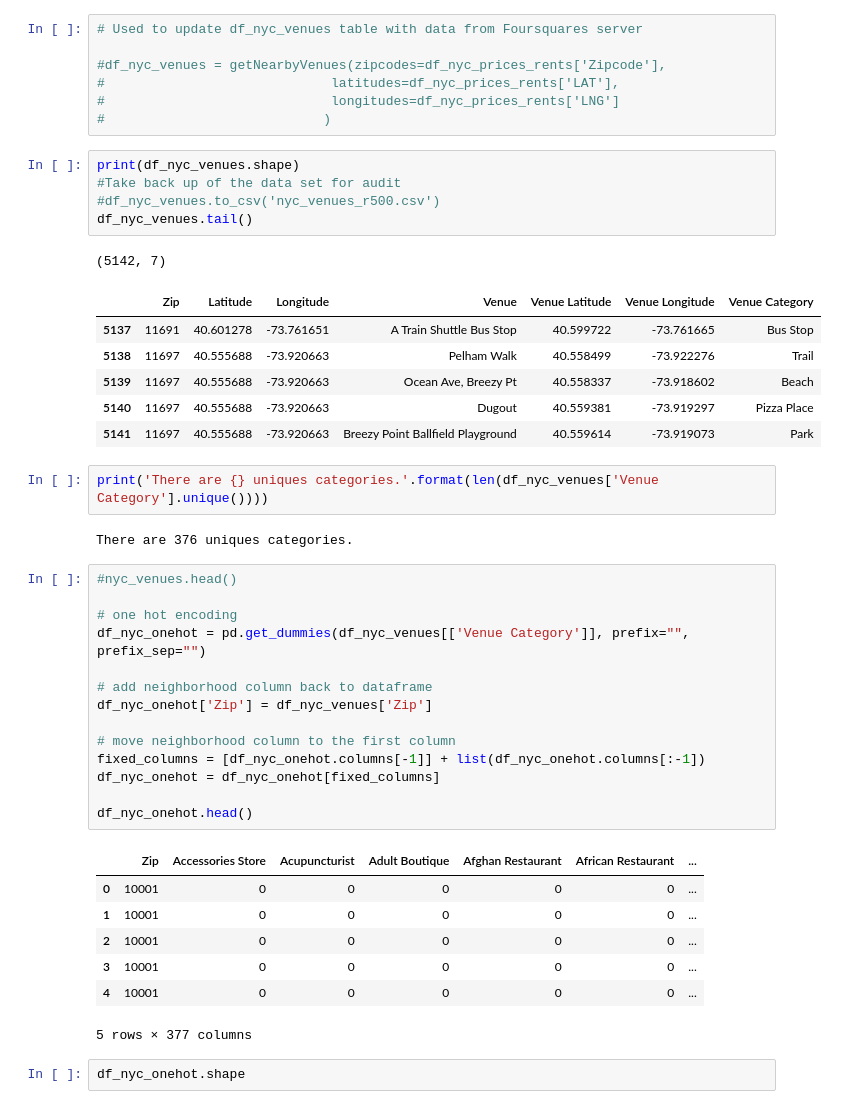
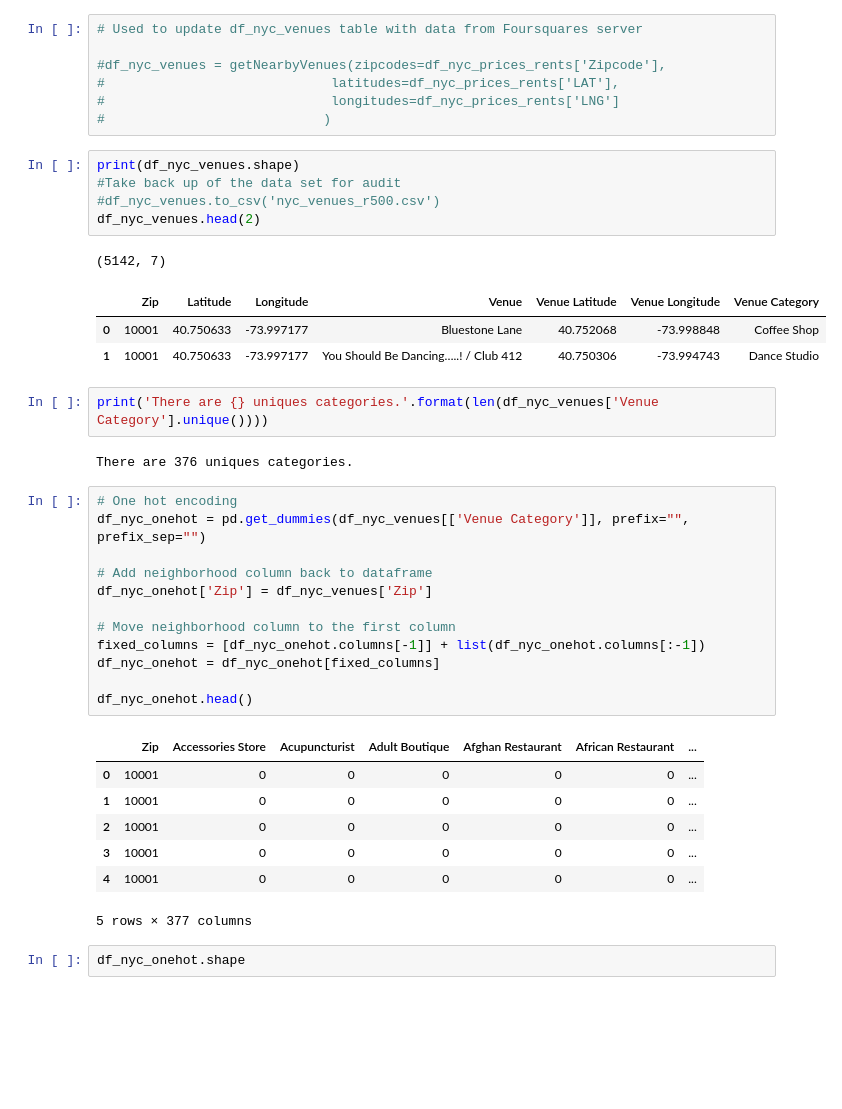
Before and after one commit to allaccountstaken/predicting_urban_home_values, a Jupyter notebook: Predicting Home Values Using Venues.ipynb, the cells around one changed output. Saved outputs shown, nothing was run; the diff lists cells and outputs as text; blank space fills up the shorter version.

```diff
--- a/Predicting Home Values Using Venues.ipynb
+++ b/Predicting Home Values Using Venues.ipynb
@@ -377,30 +365,25 @@ def getNearbyVenues(zipcodes, latitudes, longitudes, radius=500):
 # %%
 print(df_nyc_venues.shape)
 #Take back up of the data set for audit
 #df_nyc_venues.to_csv('nyc_venues_r500.csv')
-df_nyc_venues.tail()
+df_nyc_venues.head(2)
 # %% [output]
 (5142, 7)
 |  | Zip | Latitude | Longitude | Venue | Venue Latitude | Venue Longitude | Venue Category |
-| 5137 | 11691 | 40.601278 | -73.761651 | A Train Shuttle Bus Stop | 40.599722 | -73.761665 | Bus Stop |
-| 5138 | 11697 | 40.555688 | -73.920663 | Pelham Walk | 40.558499 | -73.922276 | Trail |
-| 5139 | 11697 | 40.555688 | -73.920663 | Ocean Ave, Breezy Pt | 40.558337 | -73.918602 | Beach |
-| 5140 | 11697 | 40.555688 | -73.920663 | Dugout | 40.559381 | -73.919297 | Pizza Place |
-| 5141 | 11697 | 40.555688 | -73.920663 | Breezy Point Ballfield Playground | 40.559614 | -73.919073 | Park |
+| 0 | 10001 | 40.750633 | -73.997177 | Bluestone Lane | 40.752068 | -73.998848 | Coffee Shop |
+| 1 | 10001 | 40.750633 | -73.997177 | You Should Be Dancing…..! / Club 412 | 40.750306 | -73.994743 | Dance Studio |
 # %%
 print('There are {} uniques categories.'.format(len(df_nyc_venues['Venue Category'].unique())))
 # %% [output]
 There are 376 uniques categories.
 # %%
-#nyc_venues.head()
-
-# one hot encoding
+# One hot encoding
 df_nyc_onehot = pd.get_dummies(df_nyc_venues[['Venue Category']], prefix="", prefix_sep="")
 
-# add neighborhood column back to dataframe
+# Add neighborhood column back to dataframe
 df_nyc_onehot['Zip'] = df_nyc_venues['Zip']
 
-# move neighborhood column to the first column
+# Move neighborhood column to the first column
 fixed_columns = [df_nyc_onehot.columns[-1]] + list(df_nyc_onehot.columns[:-1])
 df_nyc_onehot = df_nyc_onehot[fixed_columns]
 
```
Also changed, not shown: parts of 16 cells of this notebook, 4 other files.
